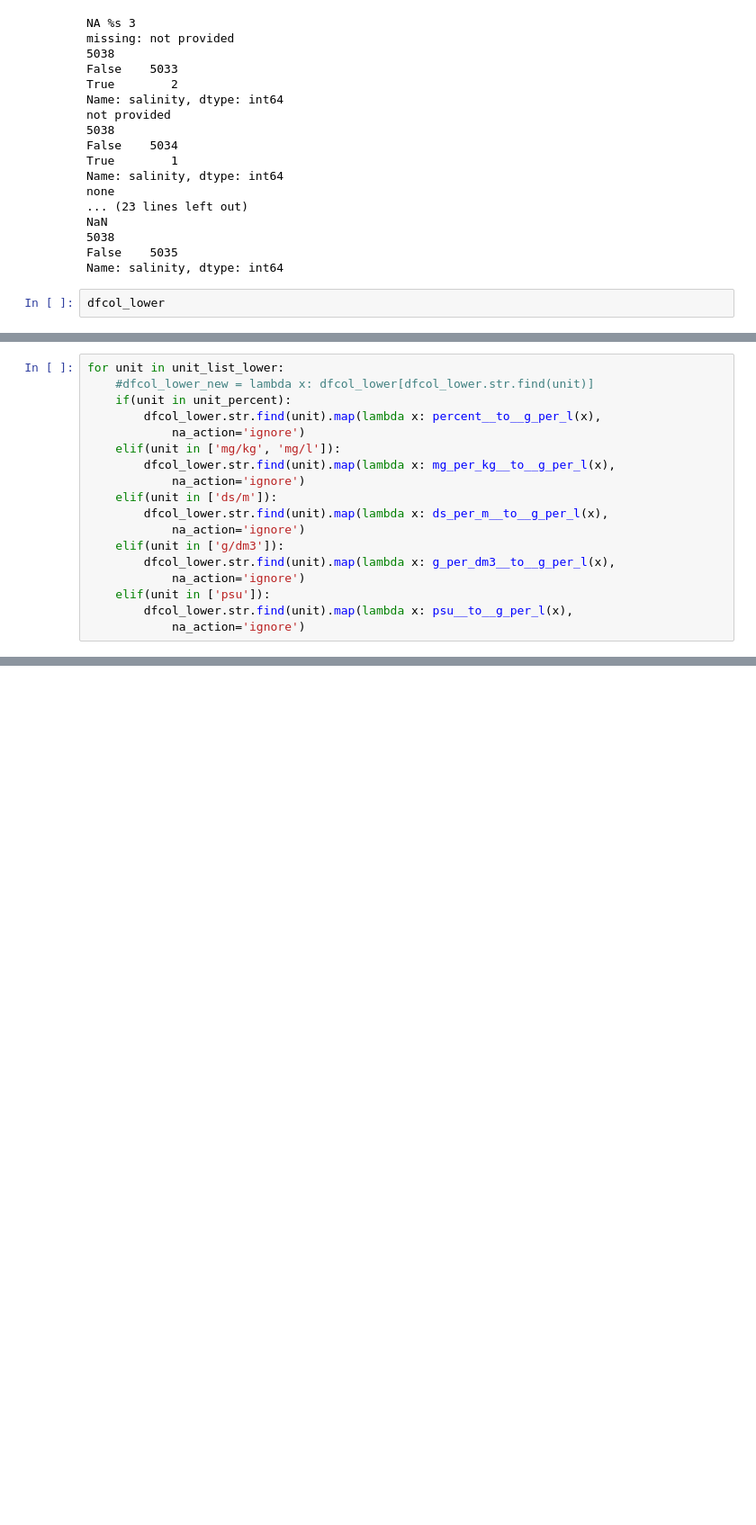
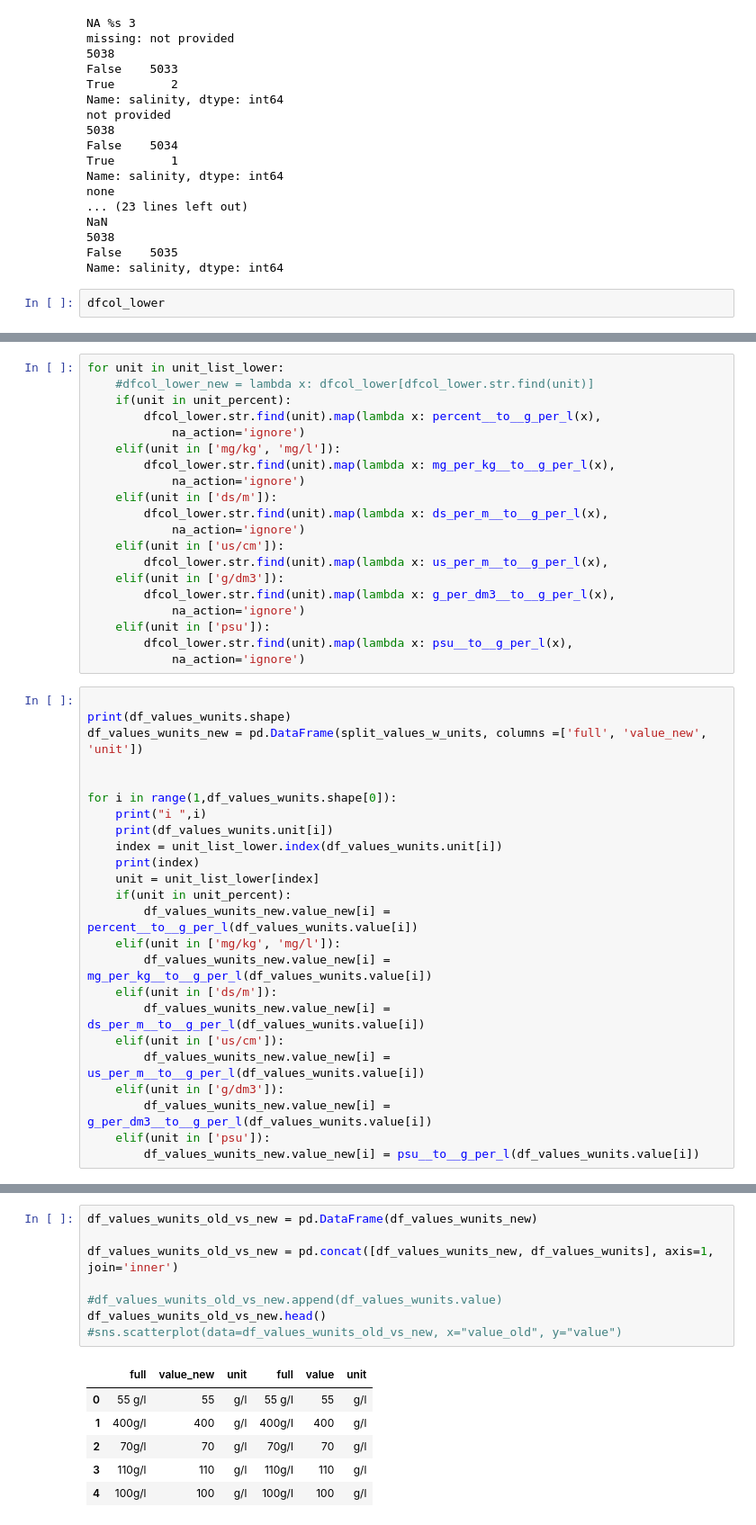
Before and after one commit to realmarcin/biosample-analysis, a Jupyter notebook: src/notebooks/salinity_regexp.ipynb, the cells around one changed output, grey strips where cells are left out. Shown at 90% size. Cells and saved outputs as stored; diff of their text form; blank space fills up the shorter version.

```diff
--- a/src/notebooks/salinity_regexp.ipynb
+++ b/src/notebooks/salinity_regexp.ipynb
@@ -689,9 +692,35 @@ for unit in unit_list_lower:
     elif(unit in ['ds/m']):
         dfcol_lower.str.find(unit).map(lambda x: ds_per_m__to__g_per_l(x),
             na_action='ignore')
+    elif(unit in ['us/cm']):
+        dfcol_lower.str.find(unit).map(lambda x: us_per_m__to__g_per_l(x),
     elif(unit in ['g/dm3']):
         dfcol_lower.str.find(unit).map(lambda x: g_per_dm3__to__g_per_l(x),
             na_action='ignore')
     elif(unit in ['psu']):
         dfcol_lower.str.find(unit).map(lambda x: psu__to__g_per_l(x),
             na_action='ignore')
+# %%
+
+print(df_values_wunits.shape)
+df_values_wunits_new = pd.DataFrame(split_values_w_units, columns =['full', 'value_new', 'unit'])
+
+
+for i in range(1,df_values_wunits.shape[0]):
+    print("i ",i)
+    print(df_values_wunits.unit[i])
+    index = unit_list_lower.index(df_values_wunits.unit[i])
+    print(index)
+    unit = unit_list_lower[index]
+    if(unit in unit_percent):
+        df_values_wunits_new.value_new[i] = percent__to__g_per_l(df_values_wunits.value[i])
+    elif(unit in ['mg/kg', 'mg/l']):
+        df_values_wunits_new.value_new[i] = mg_per_kg__to__g_per_l(df_values_wunits.value[i])
+    elif(unit in ['ds/m']):
+        df_values_wunits_new.value_new[i] = ds_per_m__to__g_per_l(df_values_wunits.value[i])
+    elif(unit in ['us/cm']):
+        df_values_wunits_new.value_new[i] = us_per_m__to__g_per_l(df_values_wunits.value[i])
+    elif(unit in ['g/dm3']):
+        df_values_wunits_new.value_new[i] = g_per_dm3__to__g_per_l(df_values_wunits.value[i])
+    elif(unit in ['psu']):
+        df_values_wunits_new.value_new[i] = psu__to__g_per_l(df_values_wunits.value[i])
@@ -697,0 +746,15 @@ for unit in unit_list_lower:
+# %%
+df_values_wunits_old_vs_new = pd.DataFrame(df_values_wunits_new)
+
+df_values_wunits_old_vs_new = pd.concat([df_values_wunits_new, df_values_wunits], axis=1, join='inner')
+
+#df_values_wunits_old_vs_new.append(df_values_wunits.value)
+df_values_wunits_old_vs_new.head()
+#sns.scatterplot(data=df_values_wunits_old_vs_new, x="value_old", y="value")
+# %% [output]
+|  | full | value_new | unit | full | value | unit |
+| 0 | 55 g/l | 55 | g/l | 55 g/l | 55 | g/l |
+| 1 | 400g/l | 400 | g/l | 400g/l | 400 | g/l |
+| 2 | 70g/l | 70 | g/l | 70g/l | 70 | g/l |
+| 3 | 110g/l | 110 | g/l | 110g/l | 110 | g/l |
+| 4 | 100g/l | 100 | g/l | 100g/l | 100 | g/l |
```
Also changed, not shown: parts of 16 cells of this notebook.
